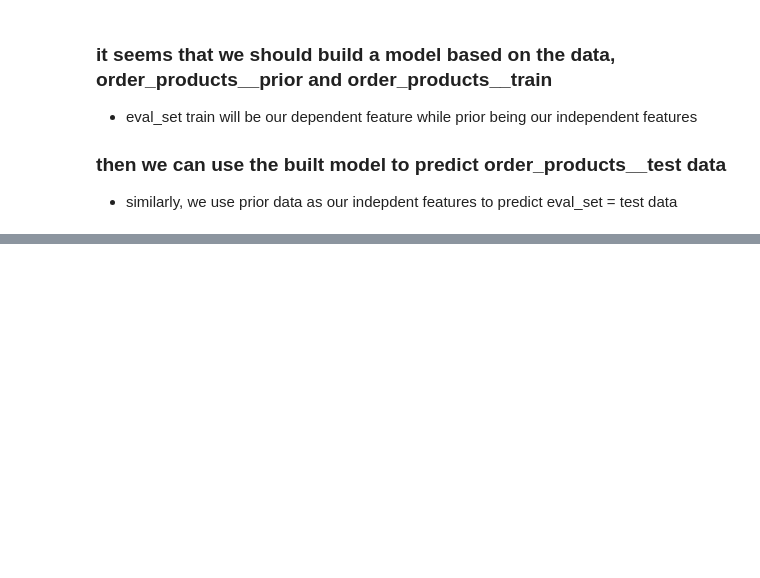
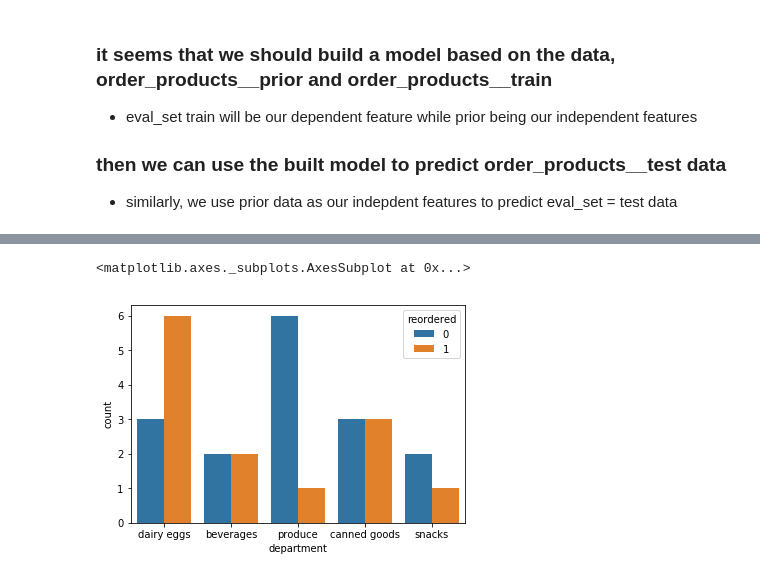
Before and after one commit to rokmarine1101/Instacart_project, a Jupyter notebook: 2017.11.29 Data approaching, combining & explanation.ipynb, the cells around one changed output, grey strips where cells are left out. Saved outputs shown, nothing was run; the diff lists cells and outputs as text; code cells hidden in the pictures; blank space fills up the shorter version.

```diff
--- a/2017.11.29 Data approaching, combining & explanation.ipynb
+++ b/2017.11.29 Data approaching, combining & explanation.ipynb
@@ -170,0 +330,5 @@ merged_data2.sort_values('order_id')
+# %%
+sns.countplot(user_112108.department, hue = user_112108.reordered)
+# %% [output]
+<matplotlib.axes._subplots.AxesSubplot at 0x...>
+[figure, added]
```
Also changed, not shown: parts of 28 cells of this notebook, 1 other file.
